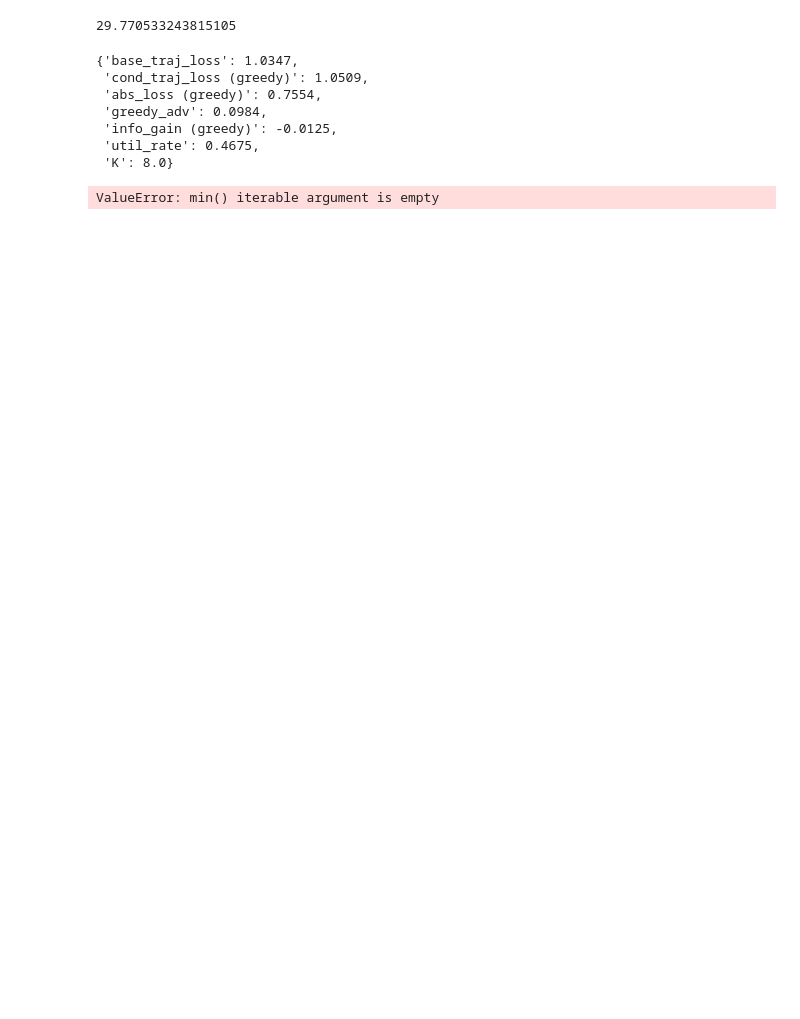
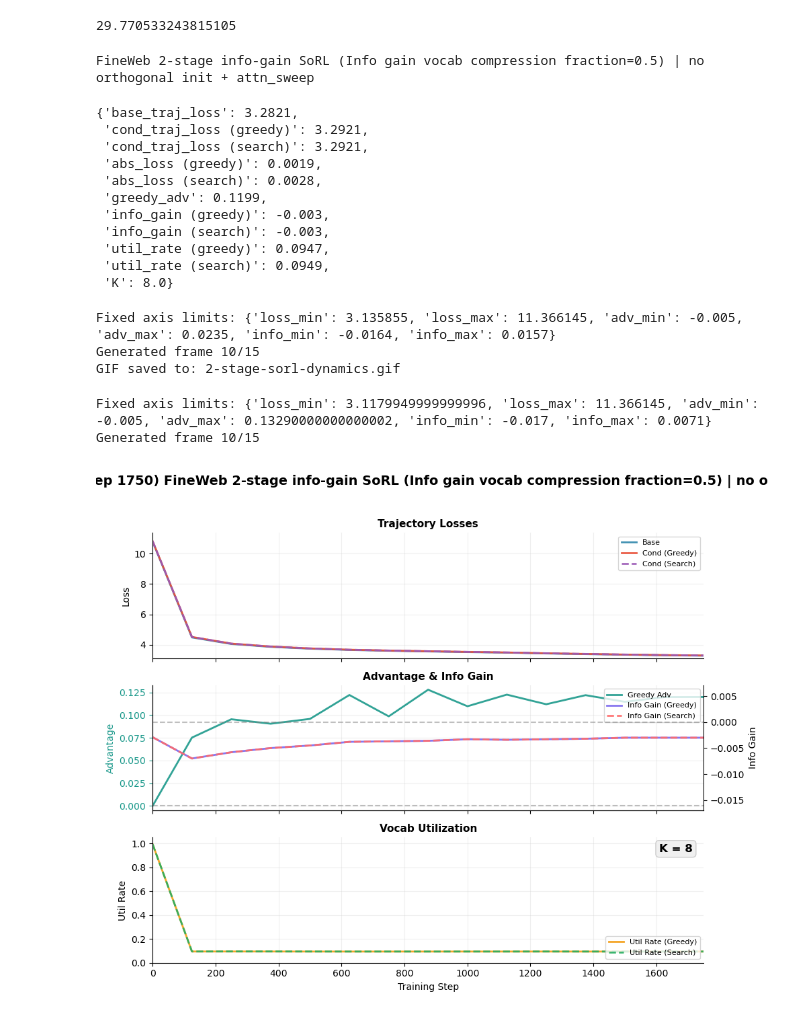
Before and after one commit to fangyuan-ksgk/mod_gpt, a Jupyter notebook: run_analysis.ipynb, the cells around one changed output. Cells and saved outputs as stored; diff of their text form; code cells hidden in the pictures; blank space fills up the shorter version.

```diff
--- a/run_analysis.ipynb
+++ b/run_analysis.ipynb
@@ -140,7 +67,7 @@ total_hours
 from sorl.stat import extract_log_data
 
 # ----- SoRL -----
-log_path = "logs/sorl-21.txt"
+log_path = "logs/sorl-run7.txt"
 
 # --- extract log data ---
 run_info, loss_record = extract_log_data(log_path)
@@ -152,19 +79,66 @@ if "attn sweep" not in run_info:
 # (1). x-axis: step, y-axis: search info gain, util rate, search adv, cond_traj_loss, base_traj_loss
 #     group some of them together (cond_traj_loss, base_traj_loss) (search info gain, search adv), util rate
 #     3 rows 1 column, make a gif plot out
-
+print(run_info)
 {k: loss_record[k][-1]for k in loss_record}
 # %% [output]
-{'base_traj_loss': 1.0347,
- 'cond_traj_loss (greedy)': 1.0509,
- 'abs_loss (greedy)': 0.7554,
- 'greedy_adv': 0.0984,
- 'info_gain (greedy)': -0.0125,
- 'util_rate': 0.4675,
- 'K': 8.0}
+FineWeb 2-stage info-gain SoRL (Info gain vocab compression fraction=0.5) | no orthogonal init + attn_sweep
+{'base_traj_loss': 3.2821,
+ 'cond_traj_loss (greedy)': 3.2921,
+ 'cond_traj_loss (search)': 3.2921,
+ 'abs_loss (greedy)': 0.0019,
+ 'abs_loss (search)': 0.0028,
+ 'greedy_adv': 0.1199,
+ 'info_gain (greedy)': -0.003,
+ 'info_gain (search)': -0.003,
+ 'util_rate (greedy)': 0.0947,
+ 'util_rate (search)': 0.0949,
+ 'K': 8.0}
 # %%
-from sorl.stat import generate_sorl_dynamics_gif
+# from sorl.stat import generate_sorl_dynamics_gif
 
-generate_sorl_dynamics_gif(loss_record, "logs/k_curriculum_dynamics.gif", run_info, val_interval=125, fps=5)
+generate_sorl_dynamics_gif(loss_record, "2-stage-sorl-dynamics.gif", run_info, val_interval=125, fps=5)
 # %% [output]
-ValueError: min() iterable argument is empty
+Fixed axis limits: {'loss_min': 3.135855, 'loss_max': 11.366145, 'adv_min': -0.005, 'adv_max': 0.0235, 'info_min': -0.0164, 'info_max': 0.0157}
+Generated frame 10/15
+GIF saved to: 2-stage-sorl-dynamics.gif
+# %%
+val_interval = 125
+
+n_steps = len(loss_record.get('base_traj_loss', []))
+
+# Precompute axis limits from ALL data
+all_base = loss_record.get('base_traj_loss', [])
+all_cond_greedy = loss_record.get('cond_traj_loss (greedy)', [])
+all_cond_search = loss_record.get('cond_traj_loss (search)', [])
+all_adv = loss_record.get('greedy_adv', [])
+all_info_greedy = loss_record.get('info_gain (greedy)', [])
+all_info_search = loss_record.get('info_gain (search)', [])
+
+# Compute fixed limits from full data
+loss_all = all_base + all_cond_greedy + all_cond_search
+info_all = all_info_greedy + all_info_search
+axis_limits = {
+    'loss_min': min(loss_all) * 0.95,
+    'loss_max': max(loss_all) * 1.05,
+    'adv_min': min(all_adv) - 0.005,
+    'adv_max': max(all_adv) + 0.005,
+    'info_min': min(info_all) - 0.01,
+    'info_max': max(info_all) + 0.01,
+}
+
+print(f"Fixed axis limits: {axis_limits}")
+
+frames = []
+for i in range(n_steps):
+    frame = create_sorl_training_frame(i, loss_record, run_info, val_interval, axis_limits)
+    frames.append(frame)
+    if (i + 1) % 10 == 0:
+        print(f"Generated frame {i + 1}/{n_steps}")
+# %% [output]
+Fixed axis limits: {'loss_min': 3.1179949999999996, 'loss_max': 11.366145, 'adv_min': -0.005, 'adv_max': 0.13290000000000002, 'info_min': -0.017, 'info_max': 0.0071}
+Generated frame 10/15
+# %%
+frame
+# %% [output]
+[figure, added]
```
Also changed, not shown: parts of 7 cells of this notebook, 4 other files.
